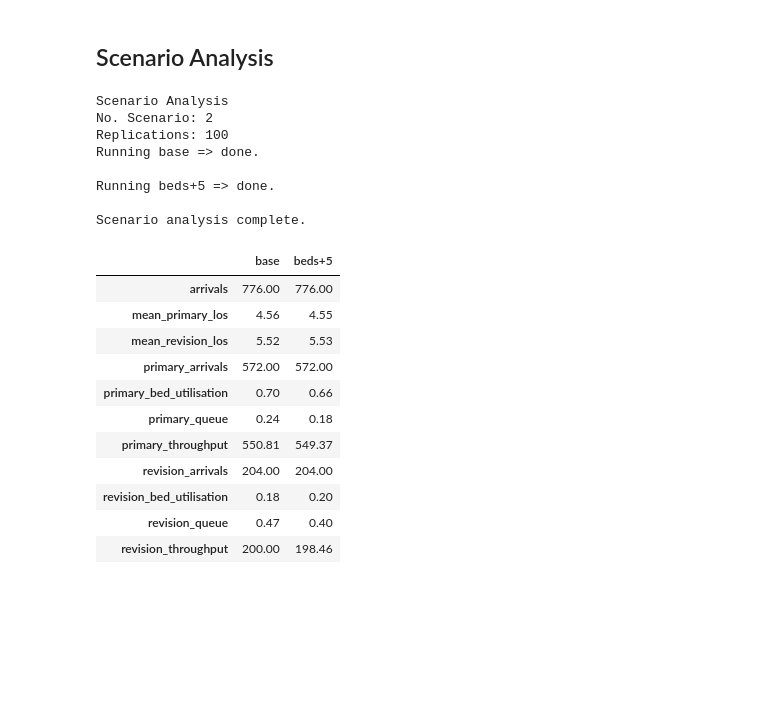
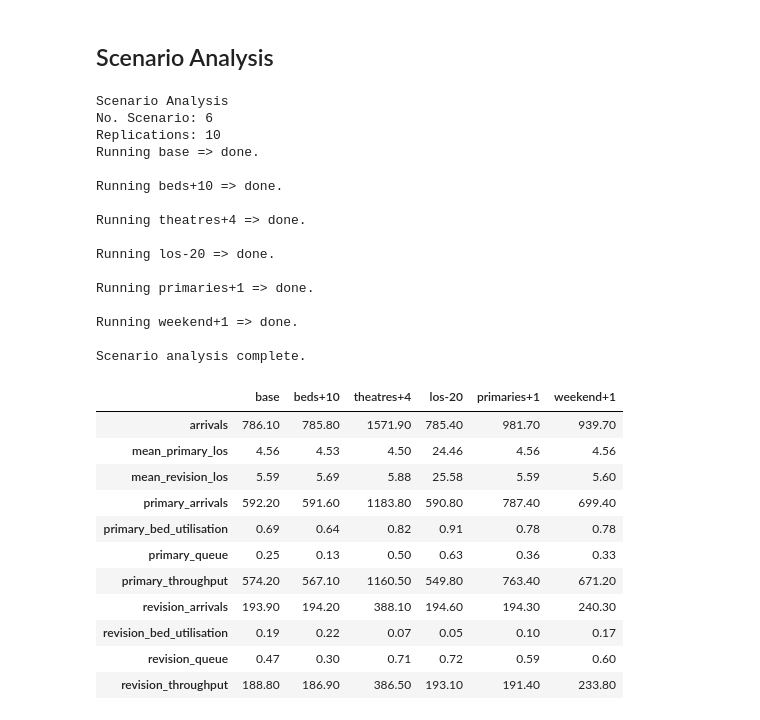
Before and after one commit to AliHarp/HEP, a Jupyter notebook: HEP_main.ipynb, the cells around one changed output. Cells and saved outputs as stored; diff of their text form; code cells hidden in the pictures; blank space fills up the shorter version.

Commit message:
debug schedule and scenarios

```diff
--- a/HEP_main.ipynb
+++ b/HEP_main.ipynb
@@ -980,7 +1004,8 @@ def single_run(scenario, results_collection=results_collection_period+warm_up_pe
     3b. revision patient results for one run and all days
     """
     scenario.set_random_no_set(random_no_set)
-    model = Hospital(scenario)
+    schedule = Schedule(scenario)
+    model = Hospital(scenario, schedule)
     model.run(results_collection = results_collection)
     summary = Summary(model)
 
@@ -1511,13 +1537,31 @@ def get_scenarios():
     scenarios = {}
     scenarios['base'] = Scenario()
 
-    # extra bed capacity
-    scenarios['beds+5'] = Scenario()
-    scenarios['beds+5'].n_beds += 5
+    # define scenarios
+    scenarios['beds+10'] = Scenario(n_beds=scenarios['base'].n_beds+10)
 
-    # extra theatre capacity
-    #scenarios['theatres+1'] = Scenario()
-    #scenarios['theatres+1'].number_theatres += 1
+    scenarios['theatres+4'] = Scenario(n_theatres=scenarios['base'].n_theatres + 4)
+
+    reduction = 20
+    primary_hip_mean_los = scenarios['base'].primary_hip_mean_los + reduction
+    revision_hip_mean_los = scenarios['base'].revision_hip_mean_los + reduction
+    revision_knee_mean_los = scenarios['base'].revision_knee_mean_los + reduction
+    primary_knee_mean_los = scenarios['base'].primary_knee_mean_los + reduction
+    unicompart_knee_mean_los = scenarios['base'].unicompart_knee_mean_los + reduction
+    scenarios[f'los-{reduction}'] = Scenario(primary_hip_mean_los=primary_hip_mean_los,
+                                            revision_hip_mean_los=revision_hip_mean_los,
+                                            revision_knee_mean_los=revision_knee_mean_los,
+                                            primary_knee_mean_los=primary_knee_mean_los,
+                                            unicompart_knee_mean_los=unicompart_knee_mean_los)
+
+
+    scenarios['primaries+1'] = Scenario(primaries_per_day=[2,4,6])
+
+    new_schedule = {'Day':['Monday', 'Tuesday', 'Wednesday', 'Thursday',
+                    'Friday', 'Saturday', 'Sunday'],
+                    'Primary_slots':[1,1,1,1,1,1,0],
+                    'Revision_slots':[1,1,1,1,1,1,0]}
+    scenarios['weekend+1'] = Scenario(schedule_list=new_schedule)
 
     return scenarios
 
@@ -1566,53 +1610,59 @@ scenarios = get_scenarios()
 #run the scenario analysis
 scenario_results = run_scenario_analysis(scenarios,
                                          results_collection_period+warm_up_period,
-                                         n_reps=number_of_runs)
+                                         n_reps=10)
 
 def scenario_summary_frame(scenario_results):
     '''
     Mean results for each performance measure by scenario
 
     Parameters:
     ----------
     scenario_results: dict
         dictionary of replications.
         Key identifies the performance measure
 
     Returns:
     -------
     pd.DataFrame
     '''
     columns = []
     summary = pd.DataFrame()
     for sc_name, replications in scenario_results.items():
         summary = pd.concat([summary, replications.mean()], axis=1)
         columns.append(sc_name)
 
     summary.columns = columns
     return summary
 
-# as well as rounding you may want to rename the cols/rows to
-# more readable alternatives.
 summary_frame = scenario_summary_frame(scenario_results)
 summary_frame.round(2)
 # %% [output]
 Scenario Analysis
-No. Scenario: 2
-Replications: 100
+No. Scenario: 6
+Replications: 10
 Running base => done.
 
-Running beds+5 => done.
+Running beds+10 => done.
+
+Running theatres+4 => done.
+
+Running los-20 => done.
+
+Running primaries+1 => done.
+
+Running weekend+1 => done.
 
 Scenario analysis complete.
-|  | base | beds+5 |
-| arrivals | 776.00 | 776.00 |
-| mean_primary_los | 4.56 | 4.55 |
-| mean_revision_los | 5.52 | 5.53 |
-| primary_arrivals | 572.00 | 572.00 |
-| primary_bed_utilisation | 0.70 | 0.66 |
-| primary_queue | 0.24 | 0.18 |
-| primary_throughput | 550.81 | 549.37 |
-| revision_arrivals | 204.00 | 204.00 |
-| revision_bed_utilisation | 0.18 | 0.20 |
-| revision_queue | 0.47 | 0.40 |
-| revision_throughput | 200.00 | 198.46 |
+|  | base | beds+10 | theatres+4 | los-20 | primaries+1 | weekend+1 |
+| arrivals | 786.10 | 785.80 | 1571.90 | 785.40 | 981.70 | 939.70 |
+| mean_primary_los | 4.56 | 4.53 | 4.50 | 24.46 | 4.56 | 4.56 |
+| mean_revision_los | 5.59 | 5.69 | 5.88 | 25.58 | 5.59 | 5.60 |
+| primary_arrivals | 592.20 | 591.60 | 1183.80 | 590.80 | 787.40 | 699.40 |
+| primary_bed_utilisation | 0.69 | 0.64 | 0.82 | 0.91 | 0.78 | 0.78 |
+| primary_queue | 0.25 | 0.13 | 0.50 | 0.63 | 0.36 | 0.33 |
+| primary_throughput | 574.20 | 567.10 | 1160.50 | 549.80 | 763.40 | 671.20 |
+| revision_arrivals | 193.90 | 194.20 | 388.10 | 194.60 | 194.30 | 240.30 |
+| revision_bed_utilisation | 0.19 | 0.22 | 0.07 | 0.05 | 0.10 | 0.17 |
+| revision_queue | 0.47 | 0.30 | 0.71 | 0.72 | 0.59 | 0.60 |
+| revision_throughput | 188.80 | 186.90 | 386.50 | 193.10 | 191.40 | 233.80 |
```
Also changed, not shown: parts of 16 cells of this notebook.
